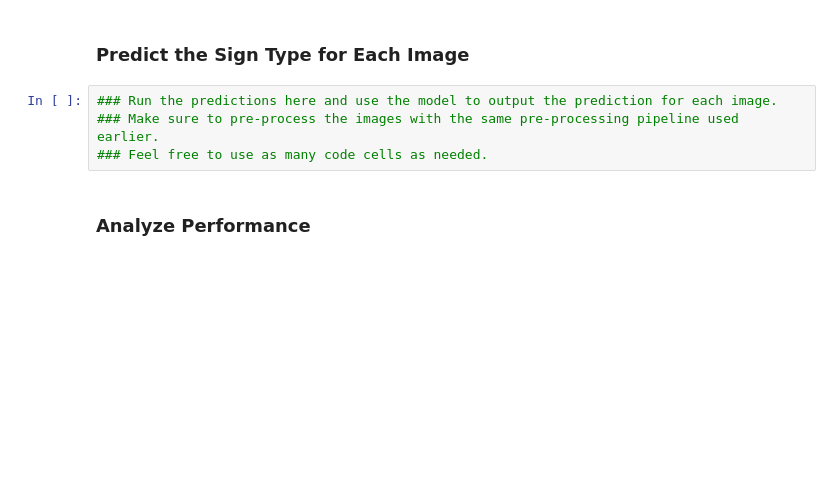
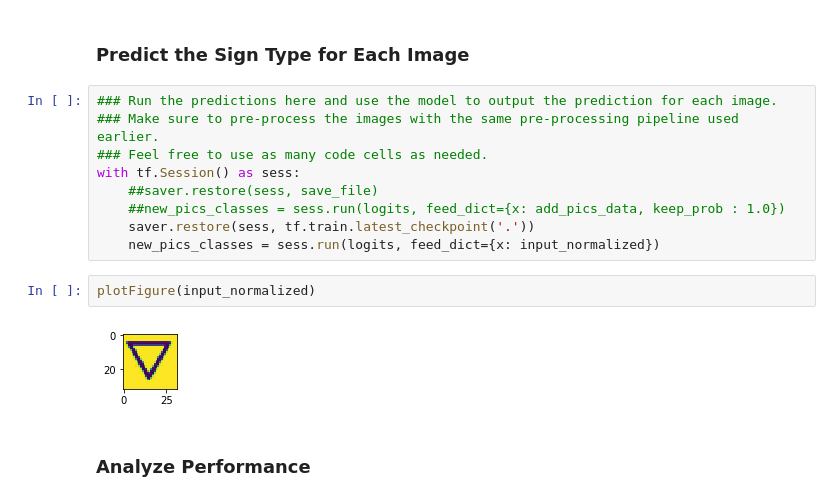
Before and after one commit to calsaviour/sdc, a Jupyter notebook: TermOne/CarND-Traffic-Sign-Classifier-Project/Traffic_Sign_Classifier.ipynb, the cells around one changed output. Drawn from its saved outputs; the diff is of its cells as text; blank space fills up the shorter version.

```diff
--- a/TermOne/CarND-Traffic-Sign-Classifier-Project/Traffic_Sign_Classifier.ipynb
+++ b/TermOne/CarND-Traffic-Sign-Classifier-Project/Traffic_Sign_Classifier.ipynb
@@ -463,6 +517,15 @@ plt.imshow(slipperyImage)
 ### Run the predictions here and use the model to output the prediction for each image.
 ### Make sure to pre-process the images with the same pre-processing pipeline used earlier.
 ### Feel free to use as many code cells as needed.
+with tf.Session() as sess:
+    ##saver.restore(sess, save_file)
+    ##new_pics_classes = sess.run(logits, feed_dict={x: add_pics_data, keep_prob : 1.0})
+    saver.restore(sess, tf.train.latest_checkpoint('.'))
+    new_pics_classes = sess.run(logits, feed_dict={x: input_normalized})
+# %%
+plotFigure(input_normalized)
+# %% [output]
+[figure, added]
 # %% [markdown]
 ### Analyze Performance
 # %%
```
Also changed, not shown: parts of 16 cells of this notebook.
